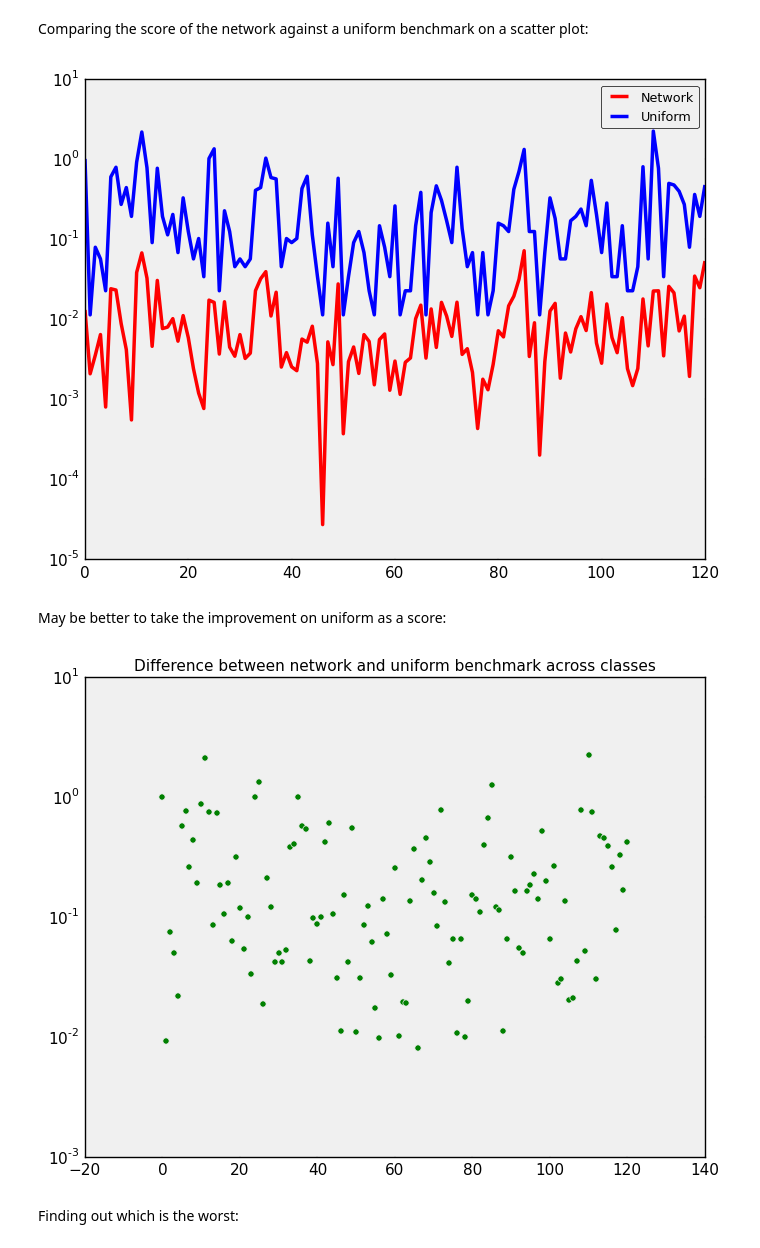
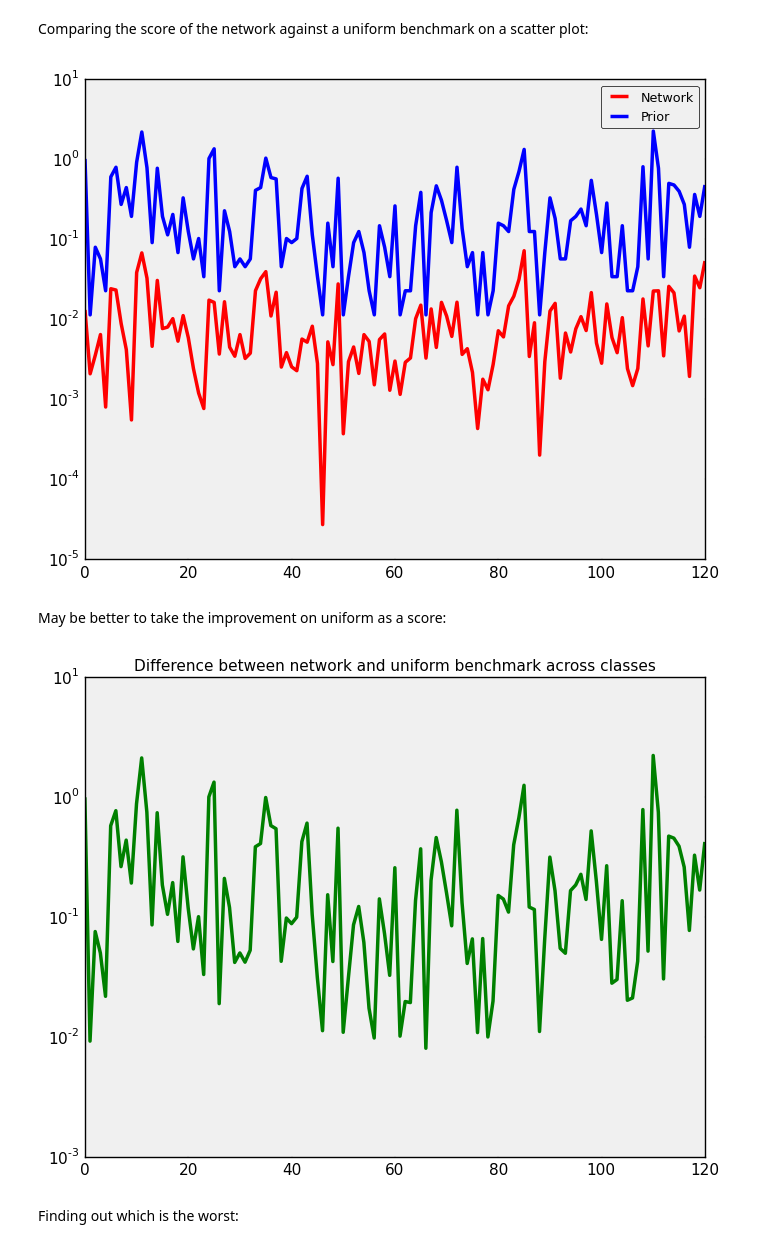
Before and after one commit to Neuroglycerin/neukrill-net-work, a Jupyter notebook: notebooks/Validation scoring.ipynb, the cells around one changed output. Saved outputs shown, nothing was run; the diff lists cells and outputs as text; code cells hidden in the pictures.

```diff
--- a/notebooks/Validation scoring.ipynb
+++ b/notebooks/Validation scoring.ipynb
@@ -120,20 +120,20 @@ for c in range(121):
 Comparing the score of the network against a uniform benchmark on a scatter plot:
 # %%
 plt.plot(range(121),[results[c] for c in range(121)], c="red", label="Network")
-plt.plot(range(121),[uniform[c] for c in range(121)], c="blue", label="Uniform")
+plt.plot(range(121),[uniform[c] for c in range(121)], c="blue", label="Prior")
 plt.yscale("log")
 l=plt.legend()
 # %% [output]
-[figure, old version]
+[figure, new version]
 # %% [markdown]
 May be better to take the improvement on uniform as a score:
 # %%
 differences = np.array([uniform[c]-results[c] for c in range(121)])
-plt.scatter(range(121),differences, c="green")
+plt.plot(range(121),differences, c="green")
 plt.title("Difference between network and uniform benchmark across classes")
 plt.yscale("log")
 # %% [output]
-[figure, old version]
+[figure, new version]
 # %% [markdown]
 Finding out which is the worst:
 # %%
```
